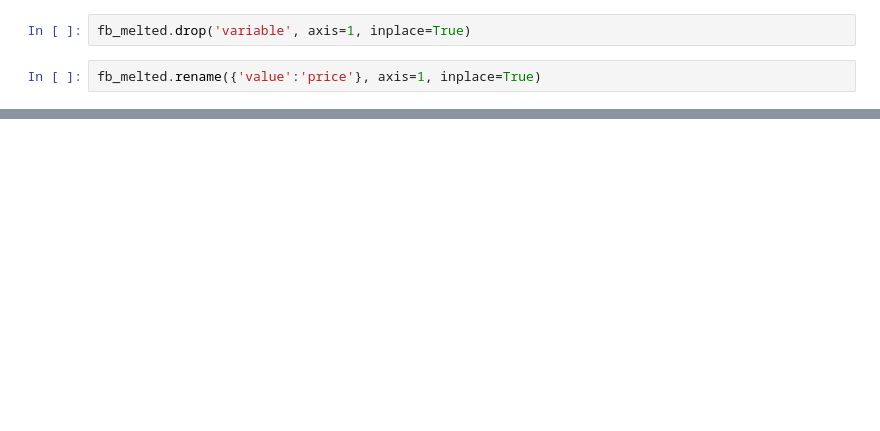
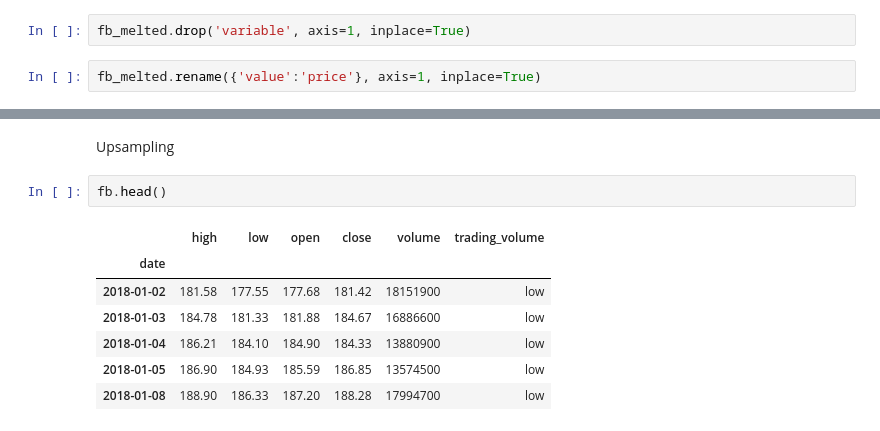
Before and after one commit to nadia-paz/ds-learning, a Jupyter notebook: data_analysis_pandas/08_time_series.ipynb, the cells around one changed output, grey strips where cells are left out. Saved outputs shown, nothing was run; the diff lists cells and outputs as text; blank space fills up the shorter version.

```diff
--- a/data_analysis_pandas/08_time_series.ipynb
+++ b/data_analysis_pandas/08_time_series.ipynb
@@ -444,0 +483,12 @@ fb_melted.head()
+# %% [markdown]
+Upsampling
+# %%
+fb.head()
+# %% [output]
+|  | high | low | open | close | volume | trading_volume |
+| date |  |  |  |  |  |  |
+| 2018-01-02 | 181.58 | 177.55 | 177.68 | 181.42 | 18151900 | low |
+| 2018-01-03 | 184.78 | 181.33 | 181.88 | 184.67 | 16886600 | low |
+| 2018-01-04 | 186.21 | 184.10 | 184.90 | 184.33 | 13880900 | low |
+| 2018-01-05 | 186.90 | 184.93 | 185.59 | 186.85 | 13574500 | low |
+| 2018-01-08 | 188.90 | 186.33 | 187.20 | 188.28 | 17994700 | low |
```
Also changed, not shown: parts of 14 cells of this notebook.
